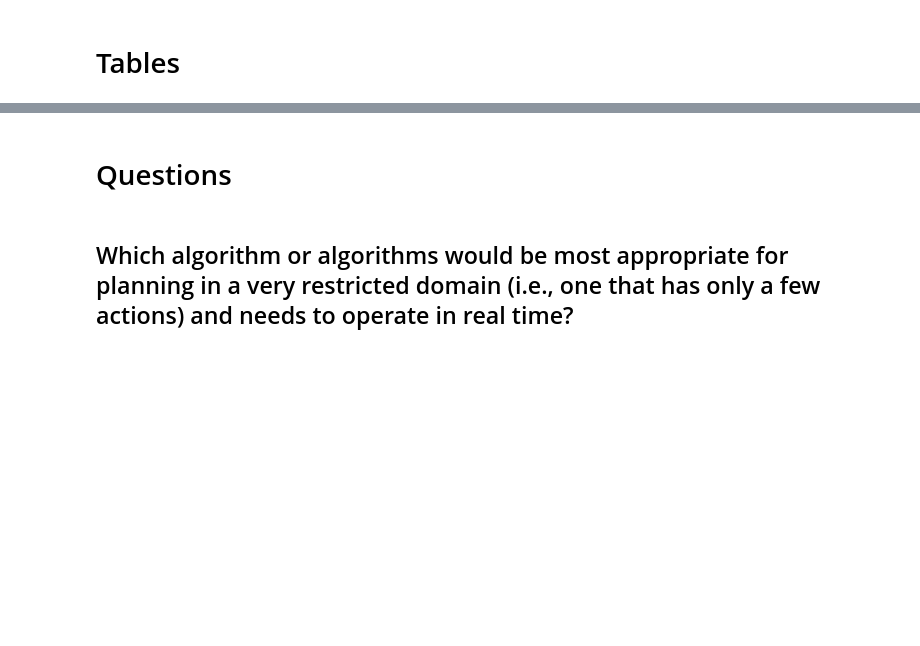
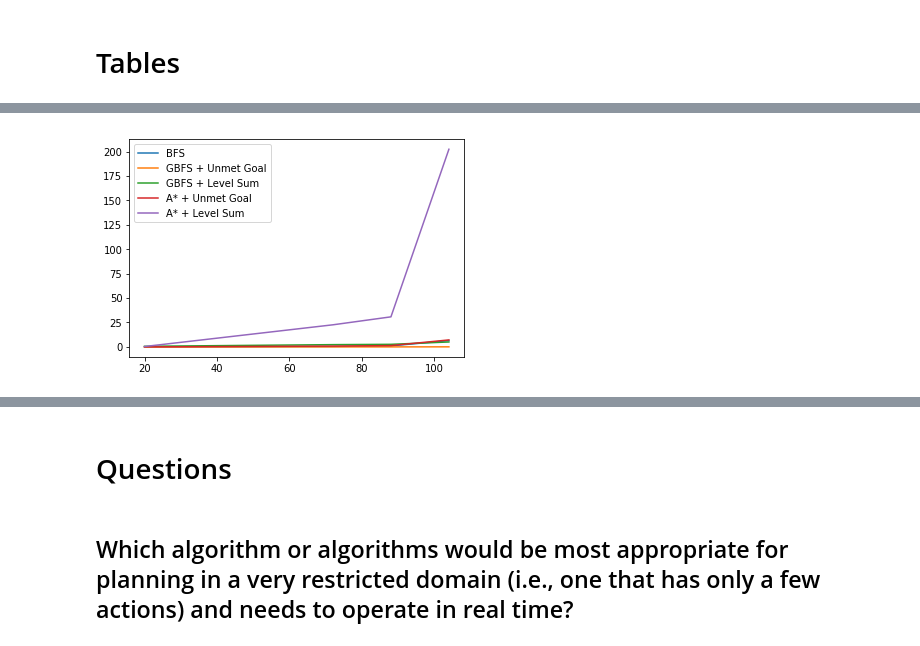
Before and after one commit to udacity/artificial-intelligence, a Jupyter notebook: Projects/2_Classical Planning/report.ipynb, the cells around one changed output, grey strips where cells are left out. Saved outputs shown, nothing was run; the diff lists cells and outputs as text; code cells hidden in the pictures; blank space fills up the shorter version.

```diff
--- a/Projects/2_Classical Planning/report.ipynb
+++ b/Projects/2_Classical Planning/report.ipynb
@@ -148,0 +137,16 @@ Number of Actions: 104
+# %%
+# Get Data into times dict
+times = {}
+times['bfs'] = [0.03431642599753104, 0.47611921399948187, 1.0882725579867838, 6.470810332000838]
+times['gbfs_unmet'] = [0.002858270992874168, 0.017671561989118345, 0.023119977995520458, 0.09087725100107491]
+times['gbfs_sum'] = [0.6484487549896585, 2.337402289995225, 2.6600254740042146, 5.050209687004099]
+times['astar_unmet'] = [0.023843417991884053, 0.8312939769966761, 1.3859413839963963, 7.168496578000486]
+times['astar_sum'] = [0.4085546870046528, 22.635809125000378, 30.778201508990605, 202.31166815999313]
+# %%
+# Plot actions vs time
+for key, value in times.items():
+    plt.plot(actions, value)
+plt.legend(legend, loc='upper left')
+plt.show()
+# %% [output]
+[figure, added]
```
Also changed, not shown: parts of 32 cells of this notebook.
